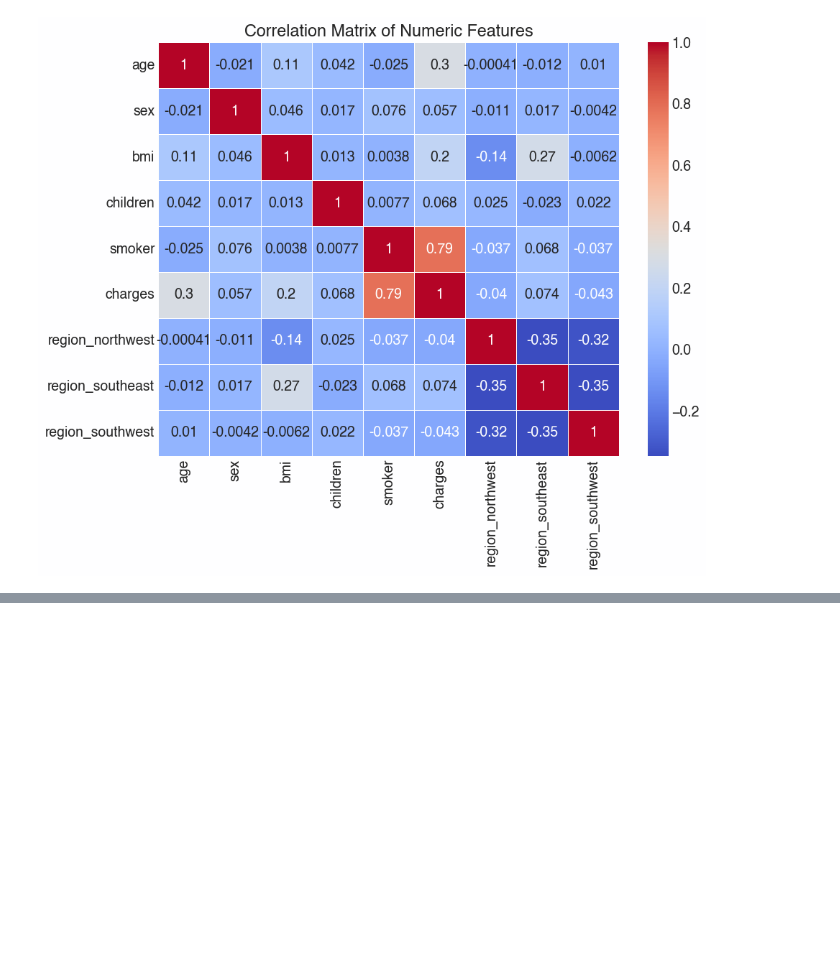
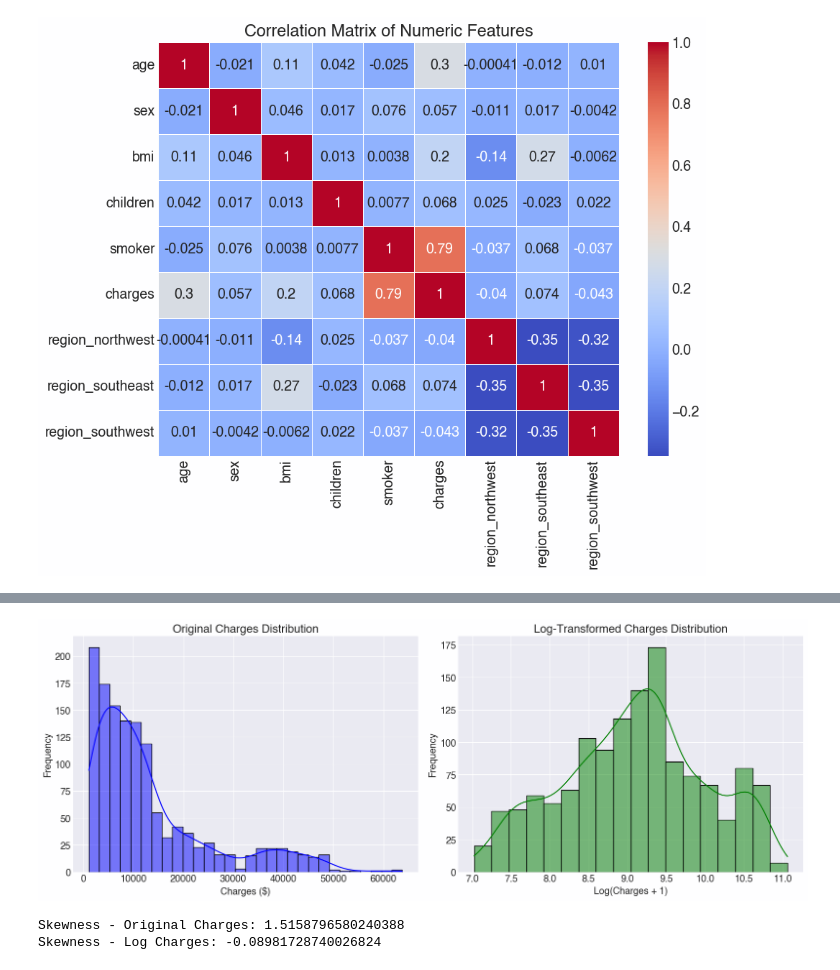
Before and after one commit to spideystreet/kaggle-medical-cost-personal, a Jupyter notebook: notebooks/02_dataPreprocessing.ipynb, the cells around one changed output, grey strips where cells are left out. Cells and saved outputs as stored; diff of their text form; code cells hidden in the pictures; blank space fills up the shorter version.

```diff
--- a/notebooks/02_dataPreprocessing.ipynb
+++ b/notebooks/02_dataPreprocessing.ipynb
@@ -82,0 +82,14 @@ ValueError: Could not interpret value `age_bmi` for `x`. An entry with this name
+# %%
+# interaction features based on correlation insights
+df_encoded['age_bmi'] = df_encoded['age'] * df_encoded['bmi']  # Interaction between age and BMI
+df_encoded['smoker_age'] = df_encoded['smoker'] * df_encoded['age']  # Interaction between smoking and age
+df_encoded['smoker_bmi'] = df_encoded['smoker'] * df_encoded['bmi']  # Interaction between smoking and BMI
+
+# polynomial features for important variables
+df_encoded['bmi_squared'] = df_encoded['bmi'] ** 2  # Quadratic term for BMI
+df_encoded['age_squared'] = df_encoded['age'] ** 2  # Quadratic term for age
+
+# log transform for skewed variables (like charges)
+df_encoded['log_charges'] = np.log1p(df_encoded['charges'])  # log1p to handle zeros
+
+df_encoded.head()
@@ -82,0 +103,26 @@ ValueError: Could not interpret value `age_bmi` for `x`. An entry with this name
+# %%
+# Create a figure with two subplots side by side
+fig, (ax1, ax2) = plt.subplots(1, 2, figsize=(16, 6))
+
+# Plot 1: Original charges distribution
+sns.histplot(df_encoded['charges'], kde=True, ax=ax1, color='blue')
+ax1.set_title('Original Charges Distribution')
+ax1.set_xlabel('Charges ($)')
+ax1.set_ylabel('Frequency')
+
+# Plot 2: Log-transformed charges distribution
+sns.histplot(df_encoded['log_charges'], kde=True, ax=ax2, color='green')
+ax2.set_title('Log-Transformed Charges Distribution')
+ax2.set_xlabel('Log(Charges + 1)')
+ax2.set_ylabel('Frequency')
+
+plt.tight_layout()
+plt.show()
+
+# Calculate and print skewness
+print("\nSkewness - Original Charges:", df_encoded['charges'].skew())
+print("Skewness - Log Charges:", df_encoded['log_charges'].skew())
+# %% [output]
+[figure, added]
+Skewness - Original Charges: 1.5158796580240388
+Skewness - Log Charges: -0.08981728740026824
```
Also changed, not shown: parts of 3 cells of this notebook.
